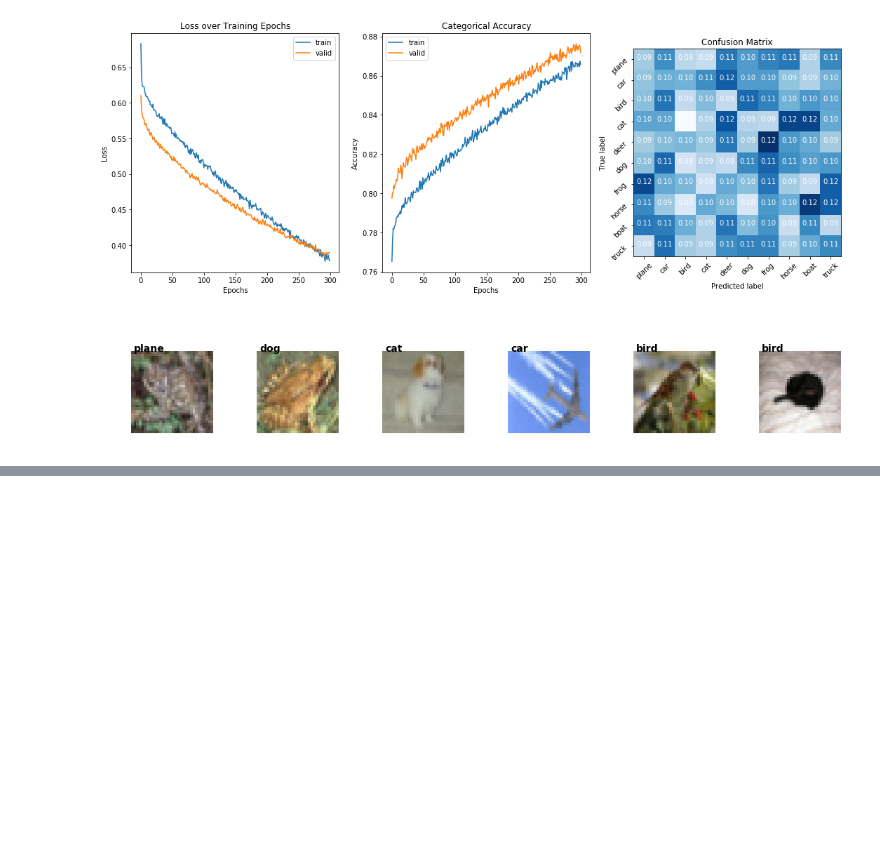
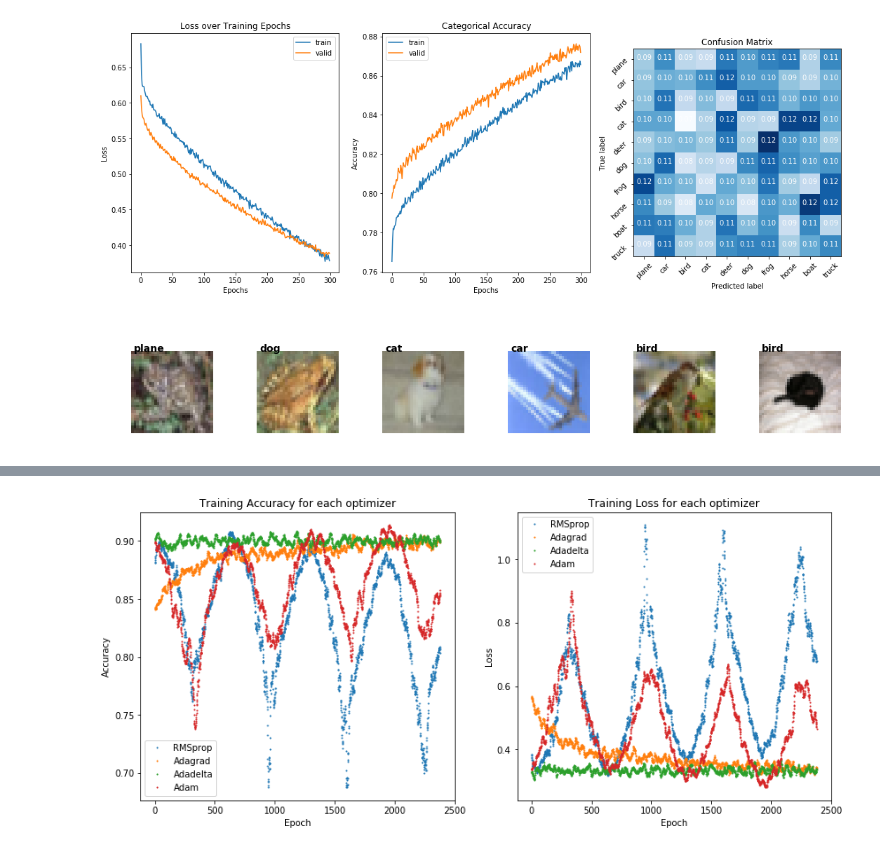
Before and after one commit to JoshZastrow/CIFAR10, a Jupyter notebook: Image Recognition.ipynb, the cells around one changed output, grey strips where cells are left out. Drawn from its saved outputs; the diff is of its cells as text; code cells hidden in the pictures; blank space fills up the shorter version.

```diff
--- a/Image Recognition.ipynb
+++ b/Image Recognition.ipynb
@@ -576,7 +546,8 @@ clr = CyclicLR(base_lr=0.001,
                step_size=2 * iters_per_epoch,
                mode='triangular')
 
-clr_model = load_model('base_model.h5')
+clr_model = lr_finder
+del lr_finder
 
 # build model with SGD optimizer
 clr_model.compile(loss='categorical_crossentropy',
@@ -623,0 +598,12 @@ dashboard(hist.history, cm=cnf_matrix, labels=class_names, y_pred=y_pred.argmax(
+# %%
+from keras.models import load_model
+clr_base = load_model('clr_model.h5')
+# %%
+# Create a model instance for each optimizer
+loss = 'categorical_crossentropy'
+metric = ['categorical_accuracy']
+
+RMSprop = clr_base
+Adagrad = clr_base
+Adadelta = clr_base
+Adam = clr_base
@@ -623,0 +651,30 @@ dashboard(hist.history, cm=cnf_matrix, labels=class_names, y_pred=y_pred.argmax(
+# %%
+# For smoothing out learning history
+def moving_average(a, n=20) :
+    ret = np.cumsum(a, dtype=float)
+    ret[n:] = ret[n:] - ret[:-n]
+    return ret[n - 1:] / n
+
+# Plot history
+fig, axs = plt.subplots(1, 2, figsize=(14,6))
+
+axs[0].set_title('Training Accuracy for each optimizer')
+axs[1].set_title('Training Loss for each optimizer')
+
+axs[0].set_xlabel('Epoch')
+axs[1].set_xlabel('Epoch')
+
+axs[0].set_ylabel('Accuracy')
+axs[1].set_ylabel('Loss')
+
+for optimizer, history in hist.items():
+    axs[0].plot(moving_average(history['clr']['categorical_accuracy']),
+                'o', markersize=1, label=optimizer)
+    axs[1].plot(moving_average(history['clr']['loss']),
+                'o', markersize=1, label=optimizer)
+
+axs[0].legend()
+axs[1].legend()
+plt.show()
+# %% [output]
+[figure, added]
```
Also changed, not shown: parts of 20 cells of this notebook.
